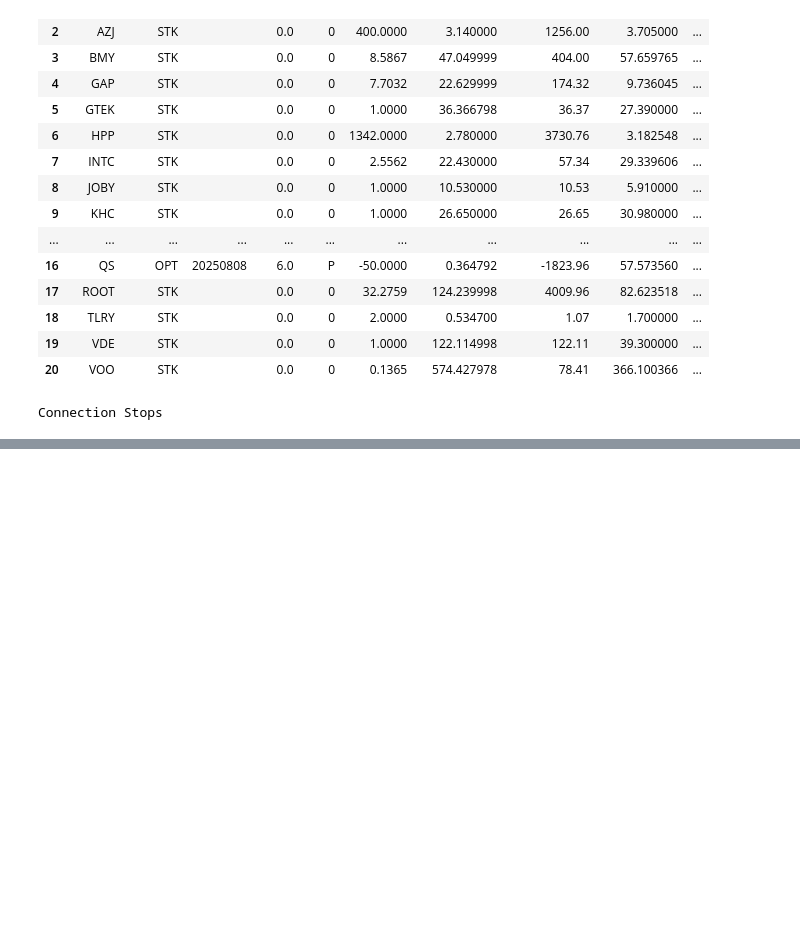
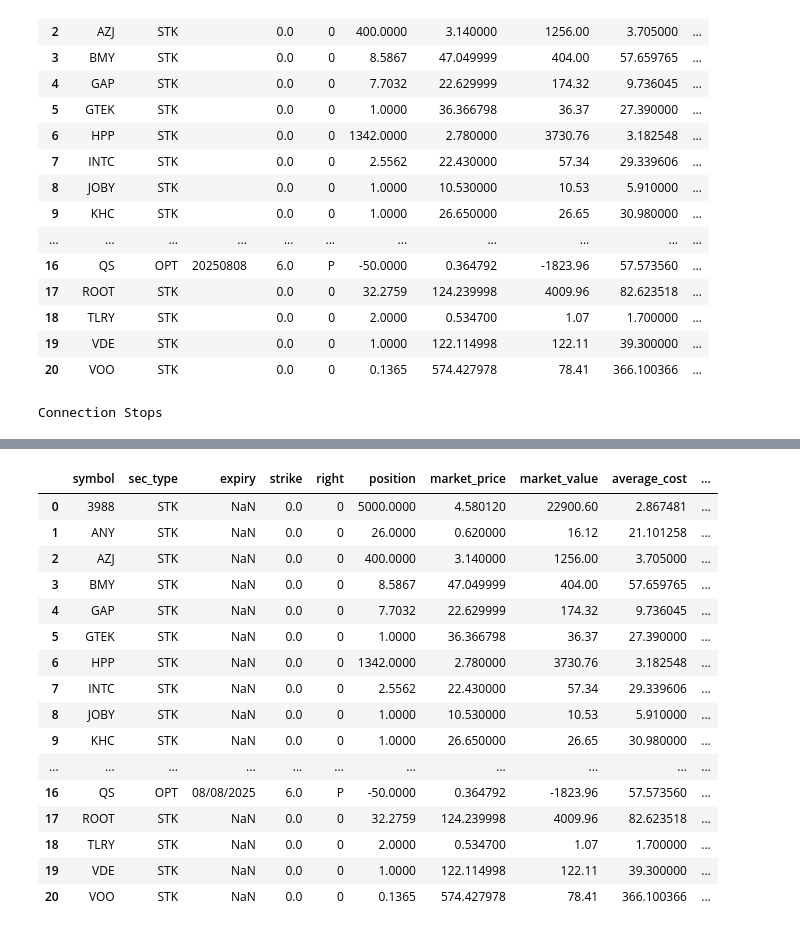
Before and after one commit to StockJanitor/ibkr_api, a Jupyter notebook: ibkr_tests/ib_main.ipynb, the cells around one changed output, grey strips where cells are left out. Saved outputs shown, nothing was run; the diff lists cells and outputs as text; code cells hidden in the pictures; blank space fills up the shorter version.

```diff
--- a/ibkr_tests/ib_main.ipynb
+++ b/ibkr_tests/ib_main.ipynb
@@ -62,0 +104,36 @@ Connection Stops
+# %%
+
+df['expiry'] = pd.to_datetime(df['expiry'], format='%Y%m%d').dt.strftime('%m/%d/%Y')
+
+df_put_option = df[(df['sec_type'] == 'OPT') & (df['right'] == 'P')]
+df_call_option = df[(df['sec_type'] == 'OPT') & (df['right'] == 'C')]
+df_long_position = df[(df['sec_type'] == 'STK')]
+
+# reoder and choose correct columns
+df_put_option = df_put_option[["sec_type","expiry","symbol","strike", "position","average_cost"]]
+df_call_option = df_call_option[["sec_type","expiry","symbol","strike", "position","average_cost"]]
+df_long_position = df_long_position[["sec_type","expiry","symbol","strike", "position","average_cost"]]
+# Convert to list
+list_put_option = [df_put_option.columns.tolist()] + df_put_option.values.tolist()
+list_call_option = [df_call_option.columns.tolist()] + df_call_option.values.tolist()
+list_stock = [df_long_position.columns.tolist()] + df_long_position.values.tolist()
+# %%
+df.fillna
+# %% [output]
+|  | symbol | sec_type | expiry | strike | right | position | market_price | market_value | average_cost | ... |
+| 0 | 3988 | STK | NaN | 0.0 | 0 | 5000.0000 | 4.580120 | 22900.60 | 2.867481 | ... |
+| 1 | ANY | STK | NaN | 0.0 | 0 | 26.0000 | 0.620000 | 16.12 | 21.101258 | ... |
+| 2 | AZJ | STK | NaN | 0.0 | 0 | 400.0000 | 3.140000 | 1256.00 | 3.705000 | ... |
+| 3 | BMY | STK | NaN | 0.0 | 0 | 8.5867 | 47.049999 | 404.00 | 57.659765 | ... |
+| 4 | GAP | STK | NaN | 0.0 | 0 | 7.7032 | 22.629999 | 174.32 | 9.736045 | ... |
+| 5 | GTEK | STK | NaN | 0.0 | 0 | 1.0000 | 36.366798 | 36.37 | 27.390000 | ... |
+| 6 | HPP | STK | NaN | 0.0 | 0 | 1342.0000 | 2.780000 | 3730.76 | 3.182548 | ... |
+| 7 | INTC | STK | NaN | 0.0 | 0 | 2.5562 | 22.430000 | 57.34 | 29.339606 | ... |
+| 8 | JOBY | STK | NaN | 0.0 | 0 | 1.0000 | 10.530000 | 10.53 | 5.910000 | ... |
+| 9 | KHC | STK | NaN | 0.0 | 0 | 1.0000 | 26.650000 | 26.65 | 30.980000 | ... |
+| ... | ... | ... | ... | ... | ... | ... | ... | ... | ... | ... |
+| 16 | QS | OPT | 08/08/2025 | 6.0 | P | -50.0000 | 0.364792 | -1823.96 | 57.573560 | ... |
+| 17 | ROOT | STK | NaN | 0.0 | 0 | 32.2759 | 124.239998 | 4009.96 | 82.623518 | ... |
+| 18 | TLRY | STK | NaN | 0.0 | 0 | 2.0000 | 0.534700 | 1.07 | 1.700000 | ... |
+| 19 | VDE | STK | NaN | 0.0 | 0 | 1.0000 | 122.114998 | 122.11 | 39.300000 | ... |
+| 20 | VOO | STK | NaN | 0.0 | 0 | 0.1365 | 574.427978 | 78.41 | 366.100366 | ... |
```
Also changed, not shown: parts of 3 cells of this notebook.
